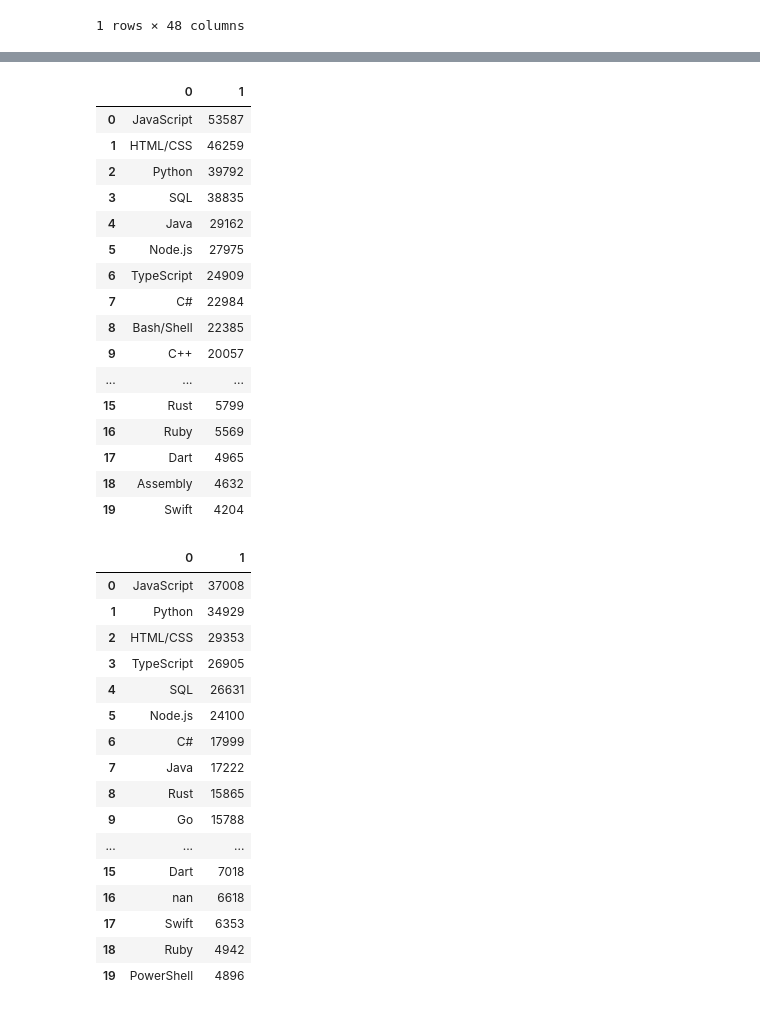
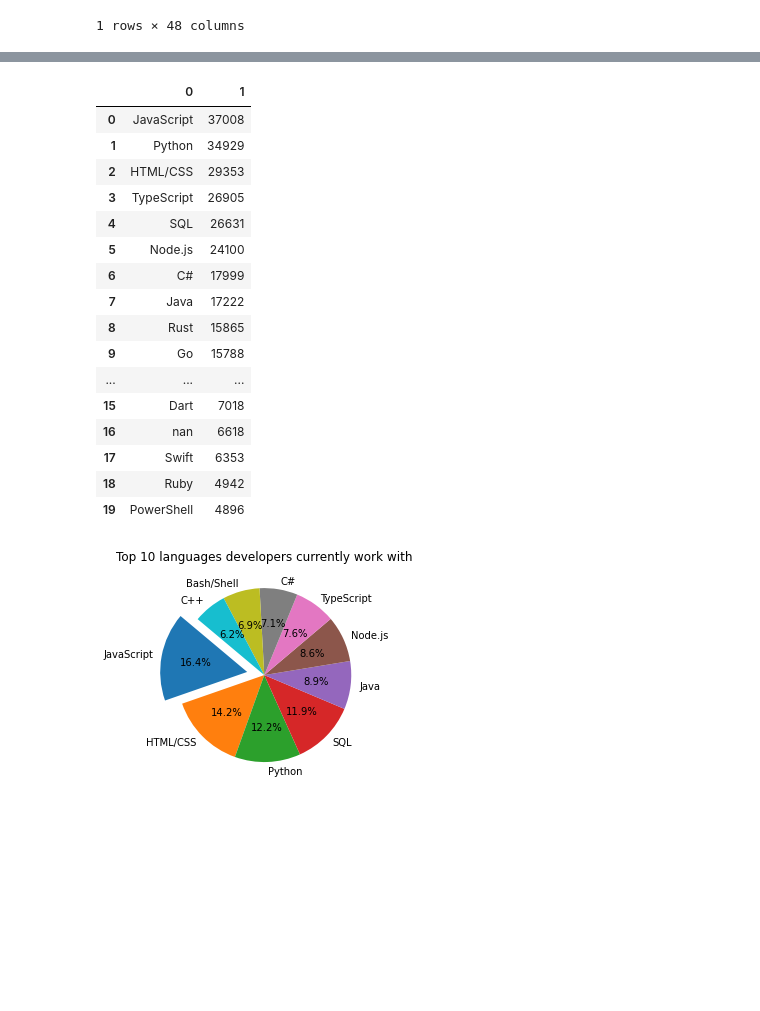
Before and after one commit to MGPolanco/practice, a Jupyter notebook: project_1.ipynb, the cells around one changed output, grey strips where cells are left out. Saved outputs shown, nothing was run; the diff lists cells and outputs as text; code cells hidden in the pictures; blank space fills up the shorter version.

```diff
--- a/project_1.ipynb
+++ b/project_1.ipynb
@@ -18,7 +15,7 @@ df.head(1)
 | 0 | 1 | I am a developer by profession | Slovakia | NaN | NaN | C++;HTML/CSS;JavaScript;Objective... | Swift | ... |
 # %%
 # Second file that we could use - has all data with no columns removed
-full_file = ("survey_results_public.csv")           # Unedited file
+full_file = ("Resources/survey_results_public.csv")           # Unedited file
 full_df = pd.read_csv(full_file)                              # Read into full_df pandas dataframe
 full_df.head(1)
 # %% [output]
@@ -88,3 +79,8 @@ def find_top_langs(df_in):
 
     cnt_df = pd.DataFrame(cnt.items()).sort_values(by=[1], ascending=False)     # Convert to a dataframe to sort
     return cnt_df
+# %%
+# Run the method based off of languages Learned column
+
+top10current = find_top_langs(full_df['LanguageHaveWorkedWith'] ).set_index(0).reset_index().head(10)
+top10current
@@ -91,43 +99,31 @@ def find_top_langs(df_in):
 # %%
 # Run the method based off of languages Learned column
-
-find_top_langs(full_df['LanguageHaveWorkedWith'] ).set_index(0).reset_index().head(20)                                  #
+find_top_langs(full_df['LanguageWantToWorkWith'] ).set_index(0).reset_index().head(20)
 # %% [output]
 |  | 0 | 1 |
-| 0 | JavaScript | 53587 |
-| 1 | HTML/CSS | 46259 |
-| 2 | Python | 39792 |
-| 3 | SQL | 38835 |
-| 4 | Java | 29162 |
-| 5 | Node.js | 27975 |
-| 6 | TypeScript | 24909 |
-| 7 | C# | 22984 |
-| 8 | Bash/Shell | 22385 |
-| 9 | C++ | 20057 |
+| 0 | JavaScript | 37008 |
+| 1 | Python | 34929 |
+| 2 | HTML/CSS | 29353 |
+| 3 | TypeScript | 26905 |
+| 4 | SQL | 26631 |
+| 5 | Node.js | 24100 |
+| 6 | C# | 17999 |
+| 7 | Java | 17222 |
+| 8 | Rust | 15865 |
+| 9 | Go | 15788 |
 | ... | ... | ... |
-| 15 | Rust | 5799 |
-| 16 | Ruby | 5569 |
-| 17 | Dart | 4965 |
-| 18 | Assembly | 4632 |
-| 19 | Swift | 4204 |
+| 15 | Dart | 7018 |
+| 16 | nan | 6618 |
+| 17 | Swift | 6353 |
+| 18 | Ruby | 4942 |
+| 19 | PowerShell | 4896 |
-# %%
-# Run the method based off of languages Learned column
-find_top_langs(full_df['LanguageWantToWorkWith'] ).set_index(0).reset_index().head(20)                                  #
-# %% [output]
-|  | 0 | 1 |
-| 0 | JavaScript | 37008 |
-| 1 | Python | 34929 |
-| 2 | HTML/CSS | 29353 |
-| 3 | TypeScript | 26905 |
-| 4 | SQL | 26631 |
-| 5 | Node.js | 24100 |
-| 6 | C# | 17999 |
-| 7 | Java | 17222 |
-| 8 | Rust | 15865 |
-| 9 | Go | 15788 |
-| ... | ... | ... |
-| 15 | Dart | 7018 |
-| 16 | nan | 6618 |
-| 17 | Swift | 6353 |
-| 18 | Ruby | 4942 |
-| 19 | PowerShell | 4896 |
+# %%
+# Labels for the sections of our pie chart
+labels = top10current[0]
+sizes = top10current[1]
+explode = (0.2, 0,0,0,0,0,0,0,0,0)
+plt.pie(sizes, explode=explode, labels=labels, autopct="%1.1f%%", startangle=140)
+plt.title('Top 10 languages developers currently work with')
+plt.show()
+# %% [output]
+[figure, added]
```
Also changed, not shown: parts of 8 cells of this notebook, 6 other files.
